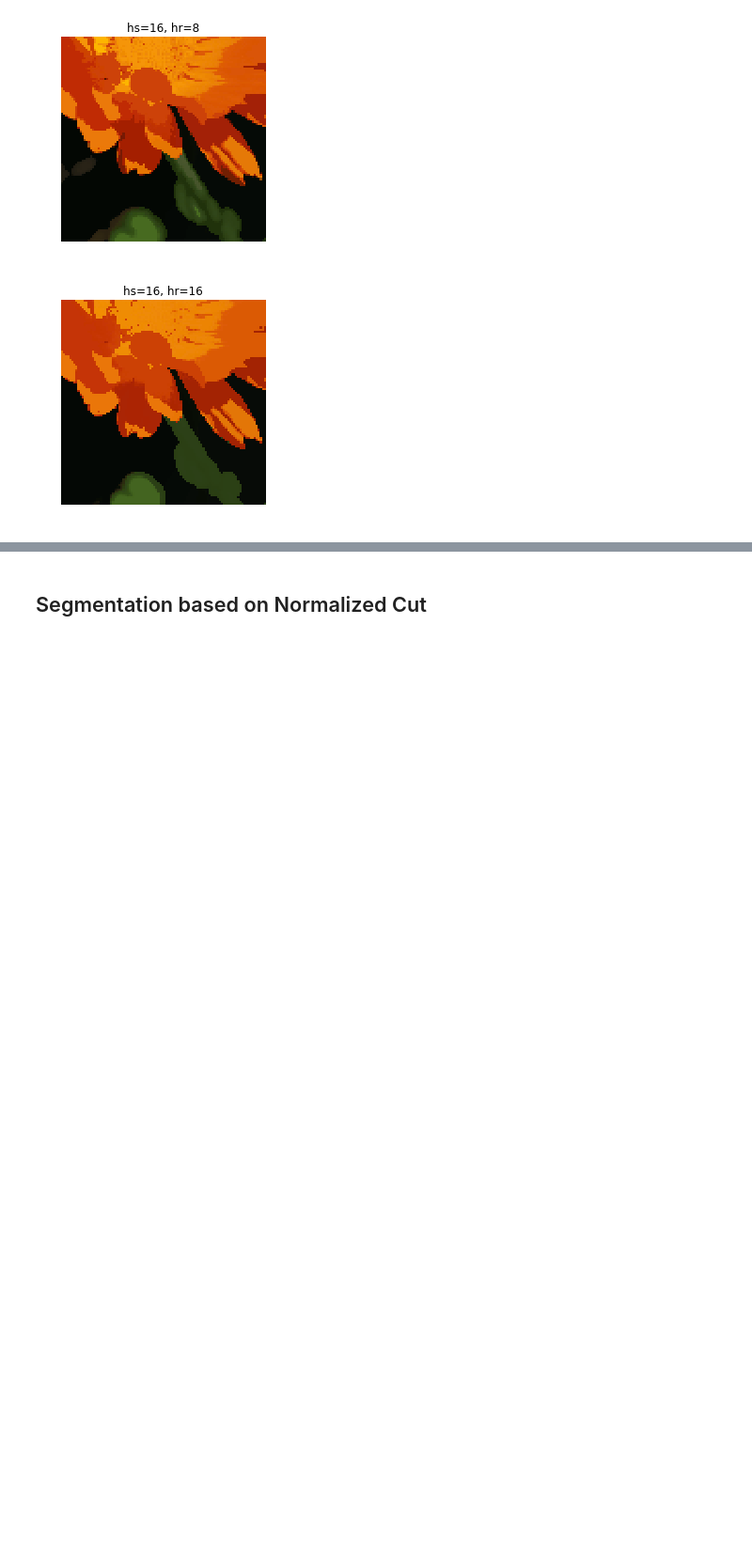
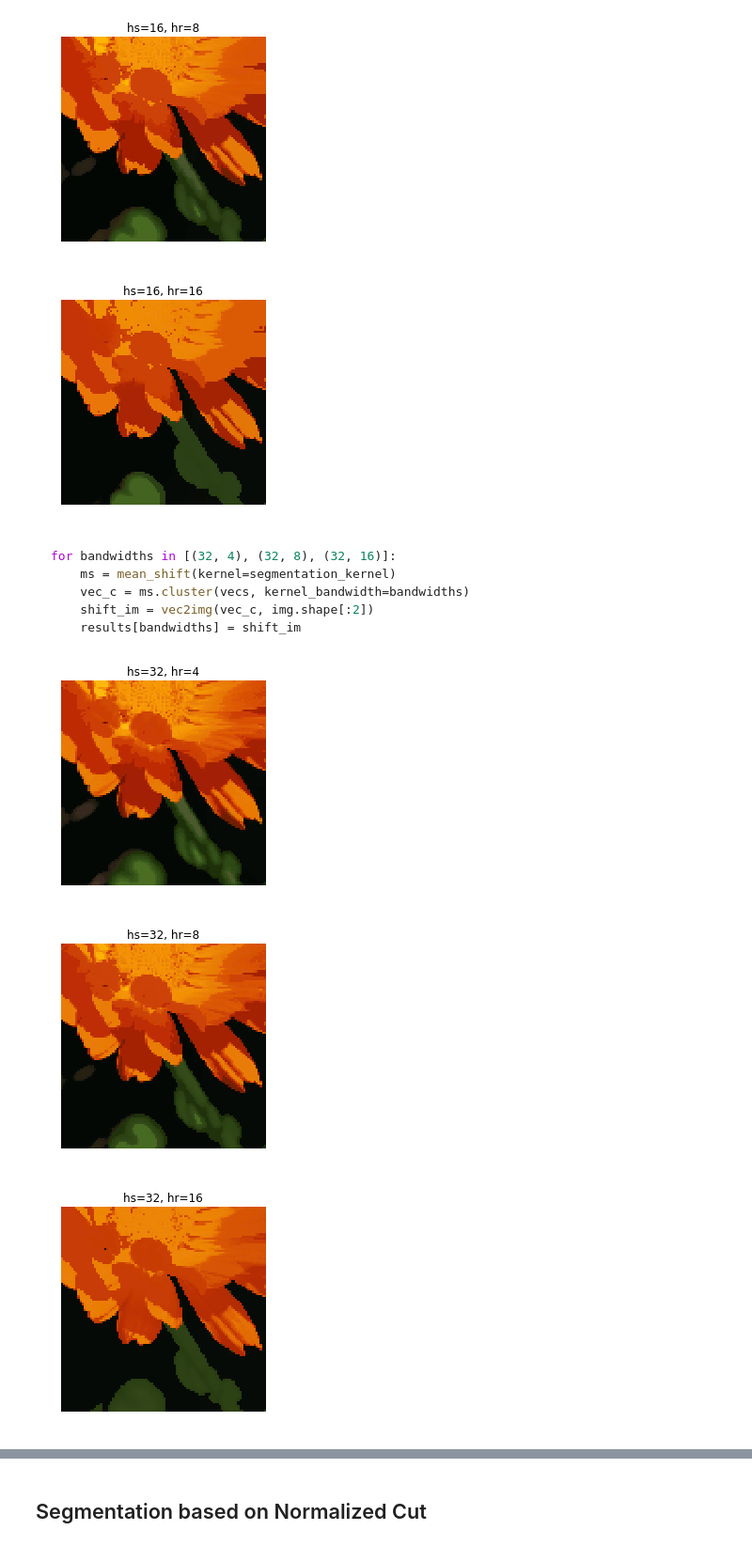
Before and after one commit to jianwu21/Advance-Topic-in-Image-Analysis, a Jupyter notebook: Segmentation/Segmentation.ipynb, the cells around one changed output, grey strips where cells are left out. Shown at 94% size. Cells and saved outputs as stored; diff of their text form; code cells hidden in the pictures; blank space fills up the shorter version.

````diff
--- a/Segmentation/Segmentation.ipynb
+++ b/Segmentation/Segmentation.ipynb
@@ -69,9 +70,31 @@ for key in bandwidths_list:
     plt.axis('off')
     plt.title('hs={}, hr={}'.format(hs, hr))
     plt.imshow(value)
+    plt.imsave('./{}_{}.png'.format(hs, hr), value)
 # %% [output]
 [figure]
 [figure]
 [figure]
 [figure]
 [figure]
+# %% [markdown]
+```python
+for bandwidths in [(32, 4), (32, 8), (32, 16)]:
+    ms = mean_shift(kernel=segmentation_kernel)
+    vec_c = ms.cluster(vecs, kernel_bandwidth=bandwidths)
+    shift_im = vec2img(vec_c, img.shape[:2])
+    results[bandwidths] = shift_im
+```
+# %%
+for key in [(32, 4), (32, 8), (32, 16)]:
+    value = results[key]
+    hs, hr = key
+    plt.figure()
+    plt.axis('off')
+    plt.title('hs={}, hr={}'.format(hs, hr))
+    plt.imshow(value)
+    plt.imsave('./{}_{}.png'.format(hs, hr), value)
+# %% [output]
+[figure, added]
+[figure, added]
+[figure, added]
````
Also changed, not shown: parts of 6 cells of this notebook, 2 other files.
